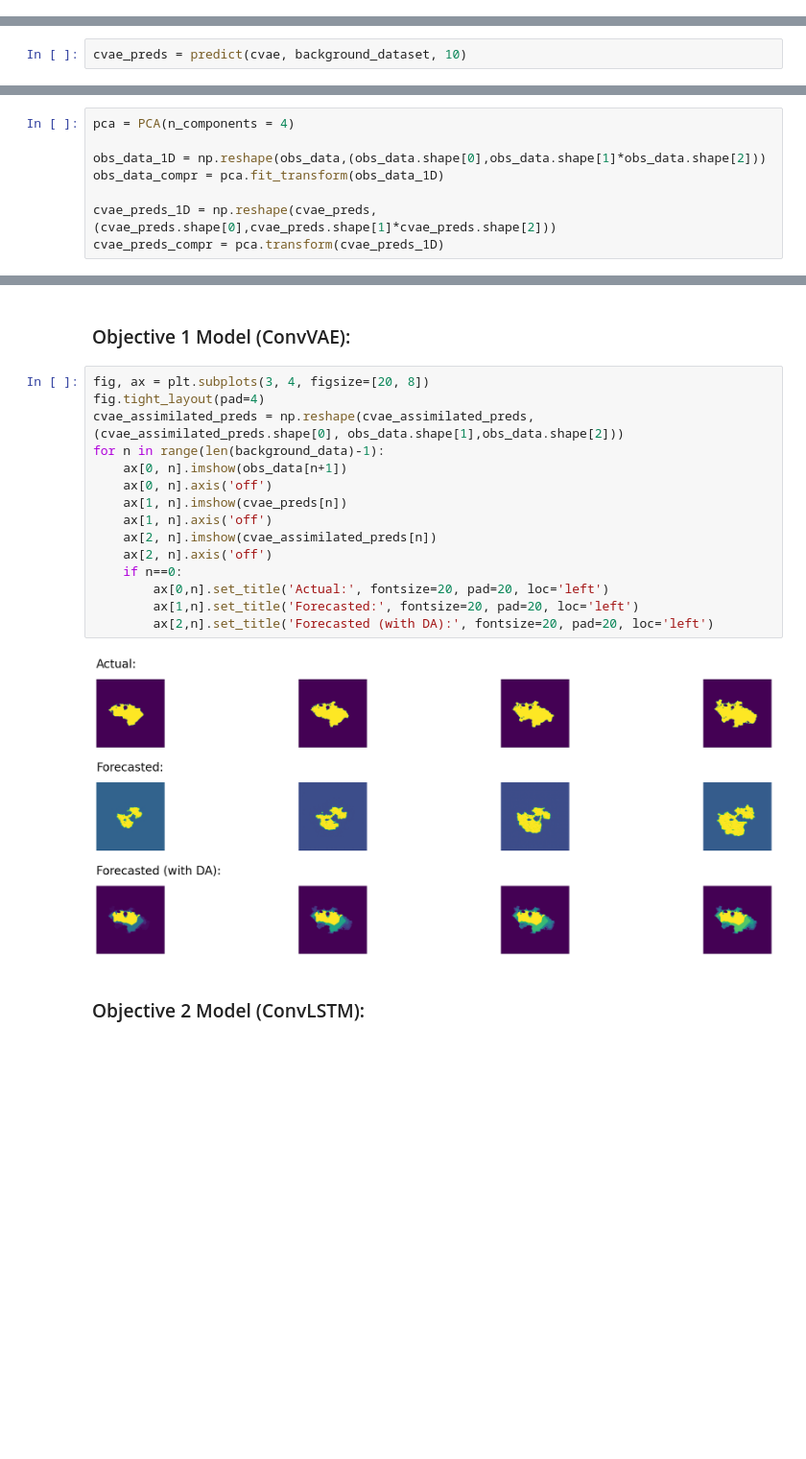
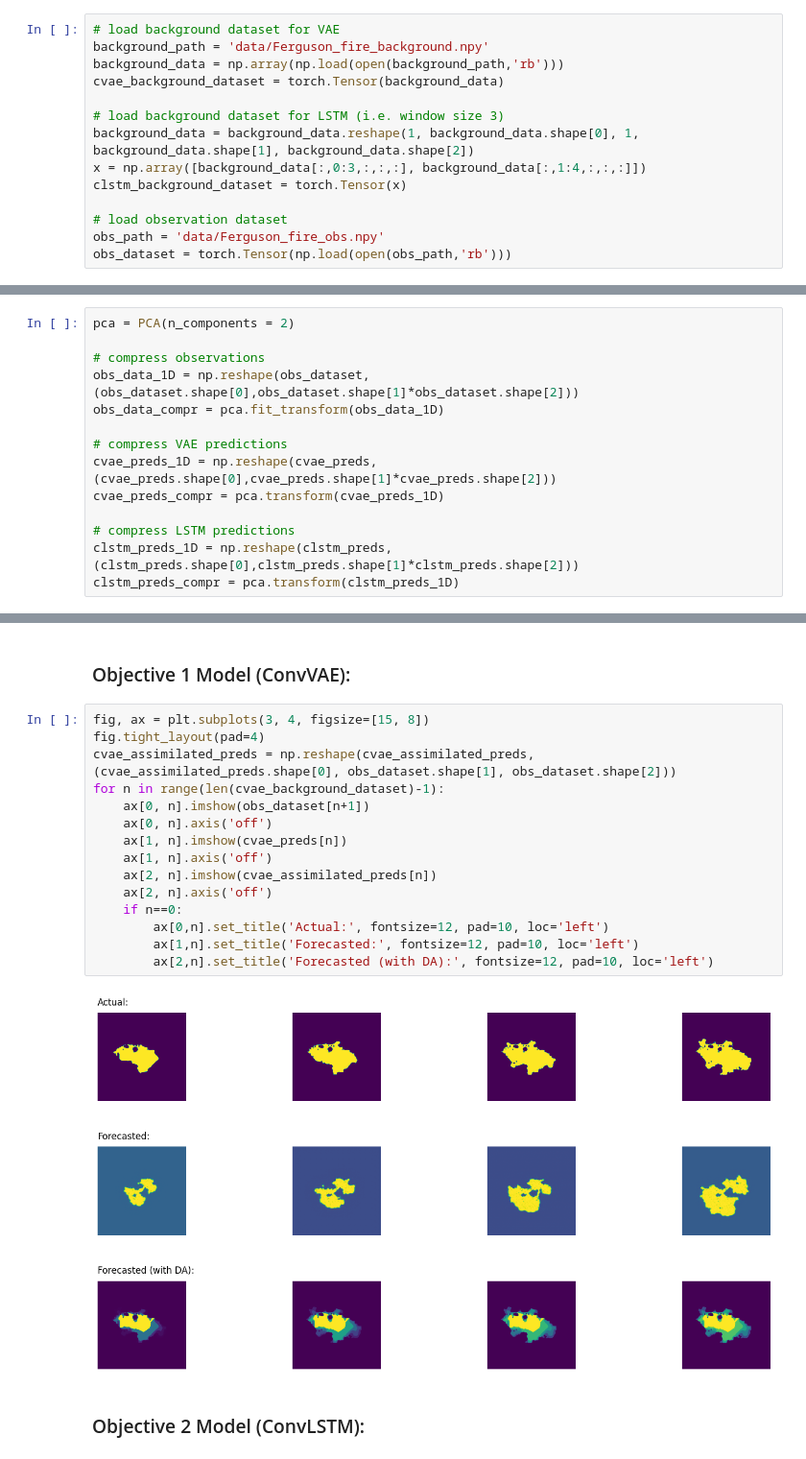
Before and after one commit to edsml-sm1122/ads-wildfire, a Jupyter notebook: wildfire/objective_3.ipynb, the cells around one changed output, grey strips where cells are left out. Shown: that part at 96% size. Cells and saved outputs as stored; diff of their text form; blank space fills up the shorter version.

```diff
--- a/wildfire/objective_3.ipynb
+++ b/wildfire/objective_3.ipynb
@@ -27 +27,15 @@ obs_dataset = TensorDataset(torch.Tensor(obs_data))
+# %%
+# load background dataset for VAE
+background_path = 'data/Ferguson_fire_background.npy'
+background_data = np.array(np.load(open(background_path,'rb')))
+cvae_background_dataset = torch.Tensor(background_data)
+
+# load background dataset for LSTM (i.e. window size 3)
+background_data = background_data.reshape(1, background_data.shape[0], 1, background_data.shape[1], background_data.shape[2])
+x = np.array([background_data[:,0:3,:,:,:], background_data[:,1:4,:,:,:]])
+clstm_background_dataset = torch.Tensor(x)
+
+# load observation dataset
+obs_path = 'data/Ferguson_fire_obs.npy'
+obs_dataset = torch.Tensor(np.load(open(obs_path,'rb')))
 # %% [markdown]
@@ -65,2 +70,0 @@ def predict(model, background_dataset, timesteps):
-# %%
-cvae_preds = predict(cvae, background_dataset, 10)
@@ -75,8 +83,14 @@ Explain what I'm doing here...
 # %%
-pca = PCA(n_components = 4)
+pca = PCA(n_components = 2)
 
-obs_data_1D = np.reshape(obs_data,(obs_data.shape[0],obs_data.shape[1]*obs_data.shape[2]))
+# compress observations
+obs_data_1D = np.reshape(obs_dataset,(obs_dataset.shape[0],obs_dataset.shape[1]*obs_dataset.shape[2]))
 obs_data_compr = pca.fit_transform(obs_data_1D)
 
+# compress VAE predictions
 cvae_preds_1D = np.reshape(cvae_preds,(cvae_preds.shape[0],cvae_preds.shape[1]*cvae_preds.shape[2]))
 cvae_preds_compr = pca.transform(cvae_preds_1D)
+
+# compress LSTM predictions
+clstm_preds_1D = np.reshape(clstm_preds,(clstm_preds.shape[0],clstm_preds.shape[1]*clstm_preds.shape[2]))
+clstm_preds_compr = pca.transform(clstm_preds_1D)
@@ -118,22 +135,22 @@ CLSTM MSE (in physical space) after DA: 0.027350145936245452
 # %% [markdown]
 ### Objective 1 Model (ConvVAE):
 # %%
-fig, ax = plt.subplots(3, 4, figsize=[20, 8])
+fig, ax = plt.subplots(3, 4, figsize=[15, 8])
 fig.tight_layout(pad=4)
-cvae_assimilated_preds = np.reshape(cvae_assimilated_preds, (cvae_assimilated_preds.shape[0], obs_data.shape[1],obs_data.shape[2]))
-for n in range(len(background_data)-1):
-    ax[0, n].imshow(obs_data[n+1])
+cvae_assimilated_preds = np.reshape(cvae_assimilated_preds, (cvae_assimilated_preds.shape[0], obs_dataset.shape[1], obs_dataset.shape[2]))
+for n in range(len(cvae_background_dataset)-1):
+    ax[0, n].imshow(obs_dataset[n+1])
     ax[0, n].axis('off')
     ax[1, n].imshow(cvae_preds[n])
     ax[1, n].axis('off')
     ax[2, n].imshow(cvae_assimilated_preds[n])
     ax[2, n].axis('off')
     if n==0:
-        ax[0,n].set_title('Actual:', fontsize=20, pad=20, loc='left')
-        ax[1,n].set_title('Forecasted:', fontsize=20, pad=20, loc='left')
-        ax[2,n].set_title('Forecasted (with DA):', fontsize=20, pad=20, loc='left')
+        ax[0,n].set_title('Actual:', fontsize=12, pad=10, loc='left')
+        ax[1,n].set_title('Forecasted:', fontsize=12, pad=10, loc='left')
+        ax[2,n].set_title('Forecasted (with DA):', fontsize=12, pad=10, loc='left')
 # %% [output]
-[figure, old version]
+[figure, new version]
 # %% [markdown]
 ### Objective 2 Model (ConvLSTM):
 # %%
```
Also changed, not shown: parts of 24 cells of this notebook, 3 other files.
